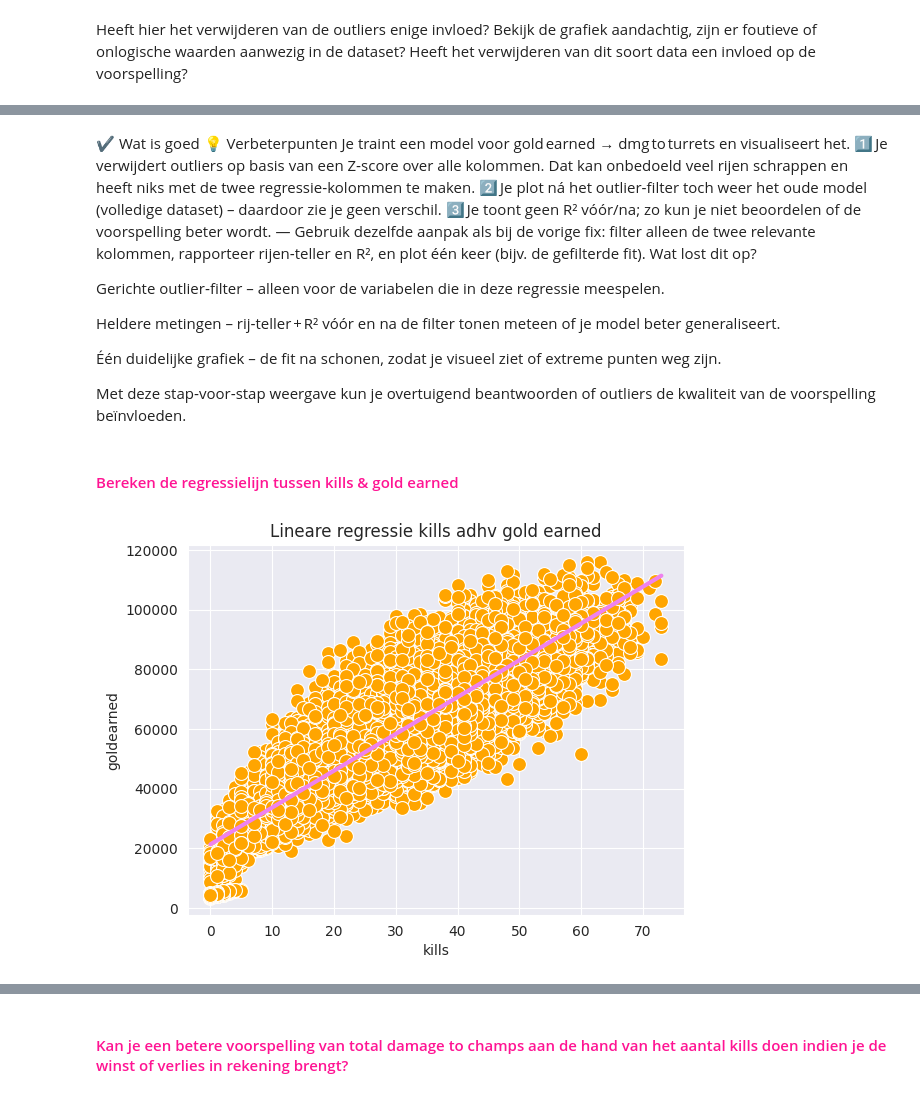
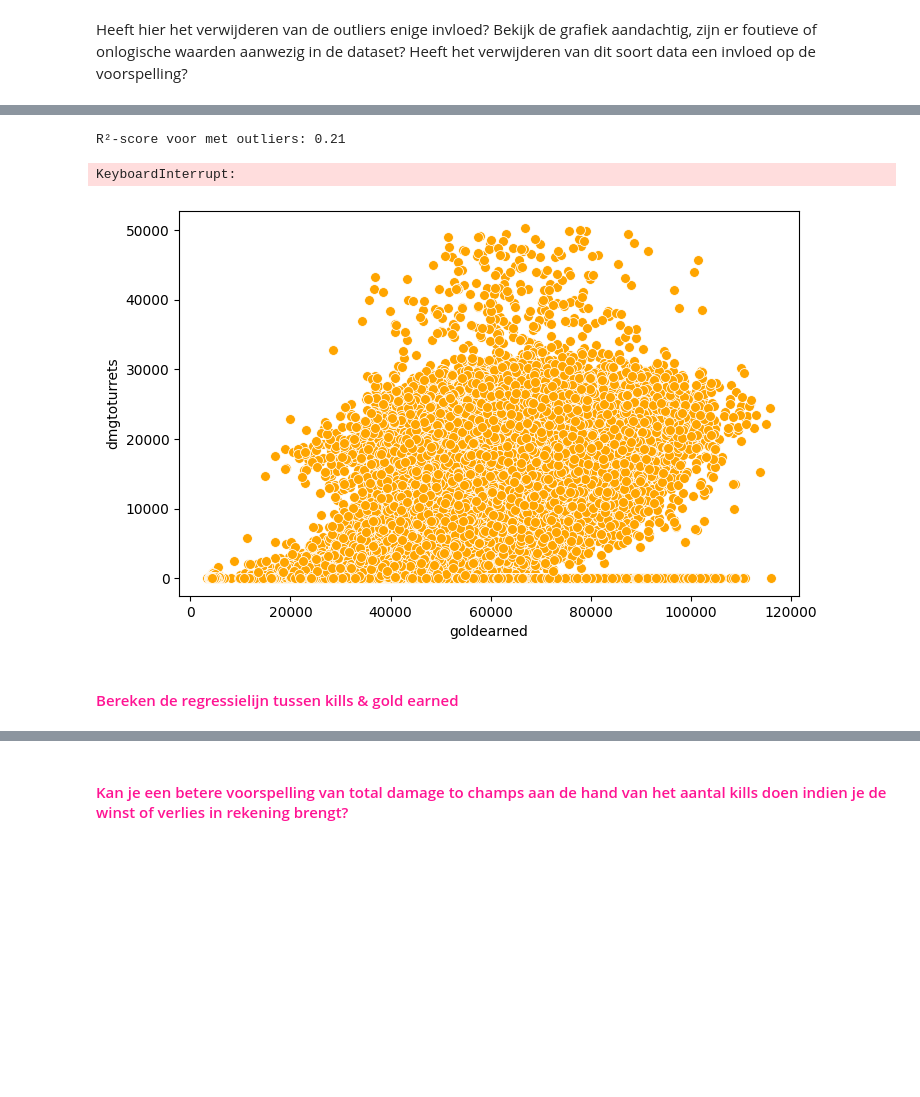
Before and after one commit to pascal-maker/Python, a Jupyter notebook: Labo_05_Correlatie_Lineaire_Regressie_opdracht.ipynb, the cells around one changed output, grey strips where cells are left out. Saved outputs shown, nothing was run; the diff lists cells and outputs as text; code cells hidden in the pictures; blank space fills up the shorter version.

```diff
--- a/Labo_05_Correlatie_Lineaire_Regressie_opdracht.ipynb
+++ b/Labo_05_Correlatie_Lineaire_Regressie_opdracht.ipynb
@@ -287,0 +354,18 @@ regressielijn = find_regressionline(remove_outliers,'kills','totdmgtochamp')
+# %%
+from scipy import stats
+import numpy as np
+
+# Bereken de R²-score voor het volledige model
+r2_full = regline.score(dataset[['kills']], dataset['totdmgtochamp'])
+
+# Verwijder outliers
+dataset_no_outliers = dataset[(np.abs(stats.zscore(dataset)) < 3).all(axis=1)]
+
+# Bereken de R²-score voor het model zonder outliers
+regline_no_outliers = find_regressionline(dataset_no_outliers, "kills", "totdmgtochamp")
+r2_no_outliers = regline_no_outliers.score(dataset_no_outliers[['kills']], dataset_no_outliers['totdmgtochamp'])
+
+# Print de resultaten
+print(f"R² voor volledig model: {r2_full:.2f}")
+print(f"R² na verwijderen van outliers: {r2_no_outliers:.2f}")
+print("Outliers verwijderen kan een slechter model opleveren.")
@@ -353,0 +385,10 @@ plot_regressionline(dataset,'goldearned','dmgtoturrets',regressielijn,'Lineare r
+# %%
+# Bereken regressielijnen en R²-scores voor beide datasets
+reglines = {}
+for name, data in [("met outliers", dataset), ("zonder outliers", dataset_no_outliers)]:
+    regline, r2 = find_regressionline(data, "goldearned", "dmgtoturrets", giveR2=True)
+    reglines[name] = (regline, r2)
+
+# Print de resultaten
+for name, (regline, r2) in reglines.items():
+    print(f"R²-score voor {name}: {r2:.2f}")
@@ -391,21 +501,22 @@ R² zonder outliers: 0.210
-# %% [markdown]
-✔️ Wat is goed	💡 Verbeterpunten
-Je traint een model voor gold earned → dmg to turrets en visualiseert het.	1️⃣ Je verwijdert outliers op basis van een Z‑score over alle kolommen. Dat kan onbedoeld veel rijen schrappen en heeft niks met de twee regressie‑kolommen te maken.
-2️⃣ Je plot ná het outlier‑filter toch weer het oude model (volledige dataset) – daardoor zie je geen verschil.
-3️⃣ Je toont geen R² vóór/na; zo kun je niet beoordelen of de voorspelling beter wordt.
-—	Gebruik dezelfde aanpak als bij de vorige fix: filter alleen de twee relevante kolommen, rapporteer rijen‑teller en R², en plot één keer (bijv. de gefilterde fit). Wat lost dit op?
-
-Gerichte outlier‑filter – alleen voor de variabelen die in deze regressie meespelen.
-
-Heldere metingen – rij‑teller + R² vóór en na de filter tonen meteen of je model beter generaliseert.
-
-Één duidelijke grafiek – de fit na schonen, zodat je visueel ziet of extreme punten weg zijn.
-
-Met deze stap‐voor‐stap weergave kun je overtuigend beantwoorden of outliers de kwaliteit van de voorspelling beïnvloeden.
+# %%
+# Bereken en print de R²-scores en plot de regressielijnen
+datasets = {
+    "met outliers": dataset,
+    "zonder outliers": dataset_no_outliers
+}
+
+for name, data in datasets.items():
+    # Bereken regressielijn en R²-score
+    regline, r2 = find_regressionline(data, "goldearned", "dmgtoturrets", giveR2=True)
+
+    # Print R²-score
+    print(f"R²-score voor {name}: {r2:.2f}")
+
+    # Plot de regressielijn
+    plot_regressionline(data, "goldearned", "dmgtoturrets", regline, f"Spreidingsdiagram: {name.capitalize()}")
+# %% [output]
+R²-score voor met outliers: 0.21
+KeyboardInterrupt:
+[figure, added]
 # %% [markdown]
 #### <span style="color:deeppink"> Bereken de regressielijn tussen kills & gold earned
-# %%
-regressielijn = find_regressionline(dataset,'kills','goldearned')
-plot_regressionline(dataset,'kills','goldearned',regressielijn,'Lineare regressie kills adhv gold earned')
-# %% [output]
-[figure, removed]
```
Also changed, not shown: parts of 59 cells of this notebook.
